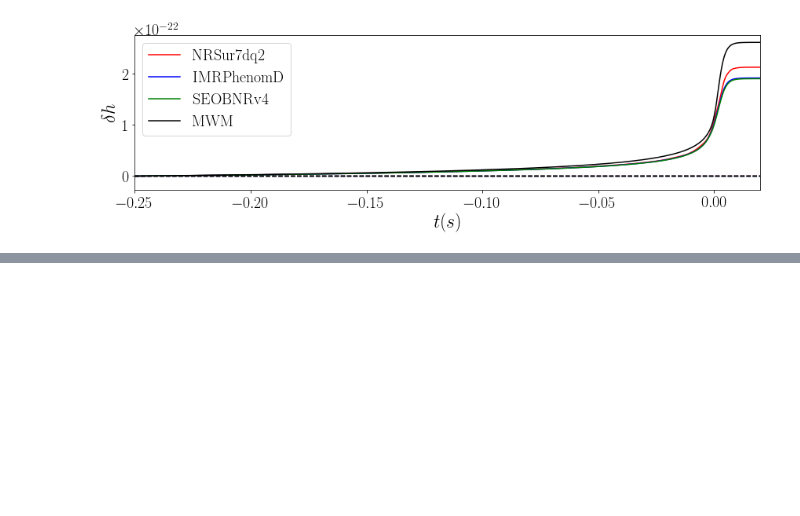
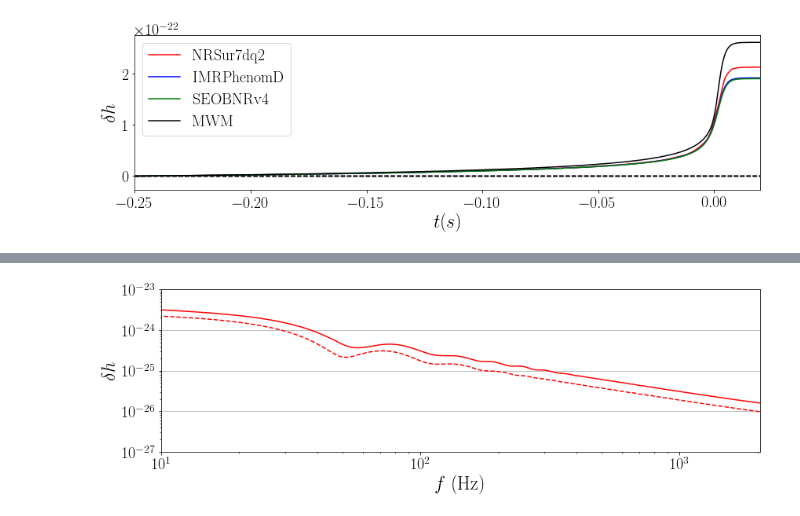
Before and after one commit to ColmTalbot/gwmemory, a Jupyter notebook: examples/GWMemory.ipynb, the cells around one changed output, grey strips where cells are left out. Saved outputs shown, nothing was run; the diff lists cells and outputs as text; code cells hidden in the pictures; blank space fills up the shorter version.

```diff
--- a/examples/GWMemory.ipynb
+++ b/examples/GWMemory.ipynb
@@ -357,26 +394,33 @@ close()
 # %%
-# fig = figure(figsize=(12, 4))
+fig = figure(figsize=(12, 4))
 
-# q = 1.
-# S1 = [0, 0, 0]
-# S2 = [0, 0, 0]
+q = 1.
+S1 = [0, 0.8, 0]
+S2 = [0.8, 0, 0]
 
-# colours = ['r', 'b', 'g', 'k']
+times = np.linspace(-0.98, 0.02, 10000)
 
-# for ii, model in enumerate(['NRSur7dq2', 'IMRPhenomD', 'SEOBNRv4', 'MWM']):
-#     h_mem, times = gwmemory.frequency_domain_memory(q=q, S1=S1, S2=S2, MTot=60., distance=400.,
-#                                                   model=model, inc=np.pi/2, pol=0.)
+colours = ['r', 'b', 'g', 'k']
 
-#     loglog(times, abs(h_mem['plus']), linestyle='-', color=colours[ii], label=model)
-#     loglog(times, abs(h_mem['cross']), linestyle='--', color=colours[ii])
+# for ii, model in enumerate(['NRSur7dq2']):
+h_mem, frequencies = gwmemory.frequency_domain_memory(q=q, S1=S1, S2=S2, MTot=60., distance=400.,
+                                                      model='NRSur7dq2', inc=np.pi/2, pol=0., times=times)
 
-# xlabel('$f$ (Hz)')
-# ylabel('$\delta h$')
+loglog(frequencies, abs(h_mem['plus']), linestyle='-', color='r', label=model)
+loglog(frequencies, abs(h_mem['cross']), linestyle='--', color='r')
+
+xlabel('$f$ (Hz)')
+ylabel('$\delta h$')
 # legend(loc='lower left', fontsize=20)
 
-# xlim(10, 2048)
-# ylim(1e-30, 1e-22)
+xlim(10, 2048)
+ylim(1e-27, 1e-23)
 
-# tight_layout()
-# show()
-# close()
+ax = plt.gca()
+ax.grid(True, axis='y')
+
+tight_layout()
+show()
+close()
+# %% [output]
+[figure, added]
```
Also changed, not shown: parts of 5 cells of this notebook.
